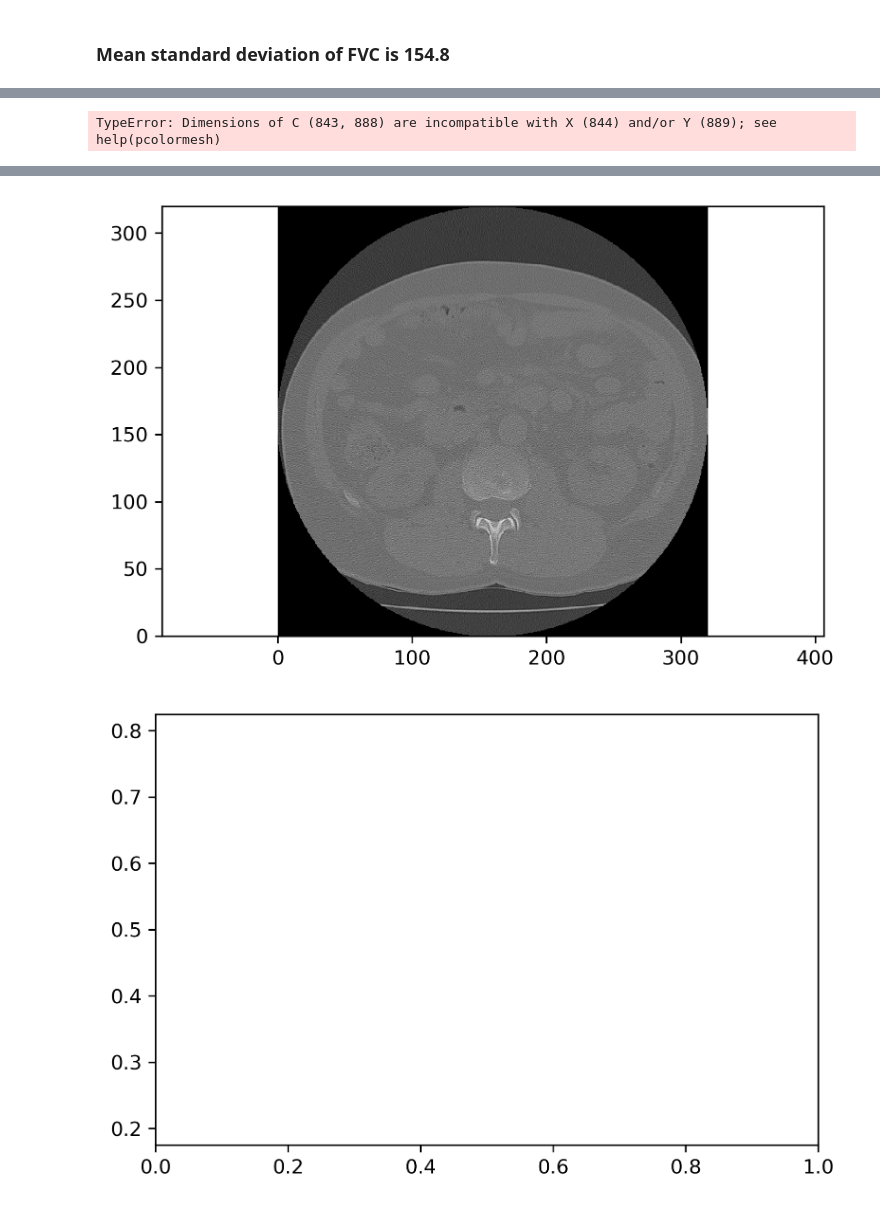
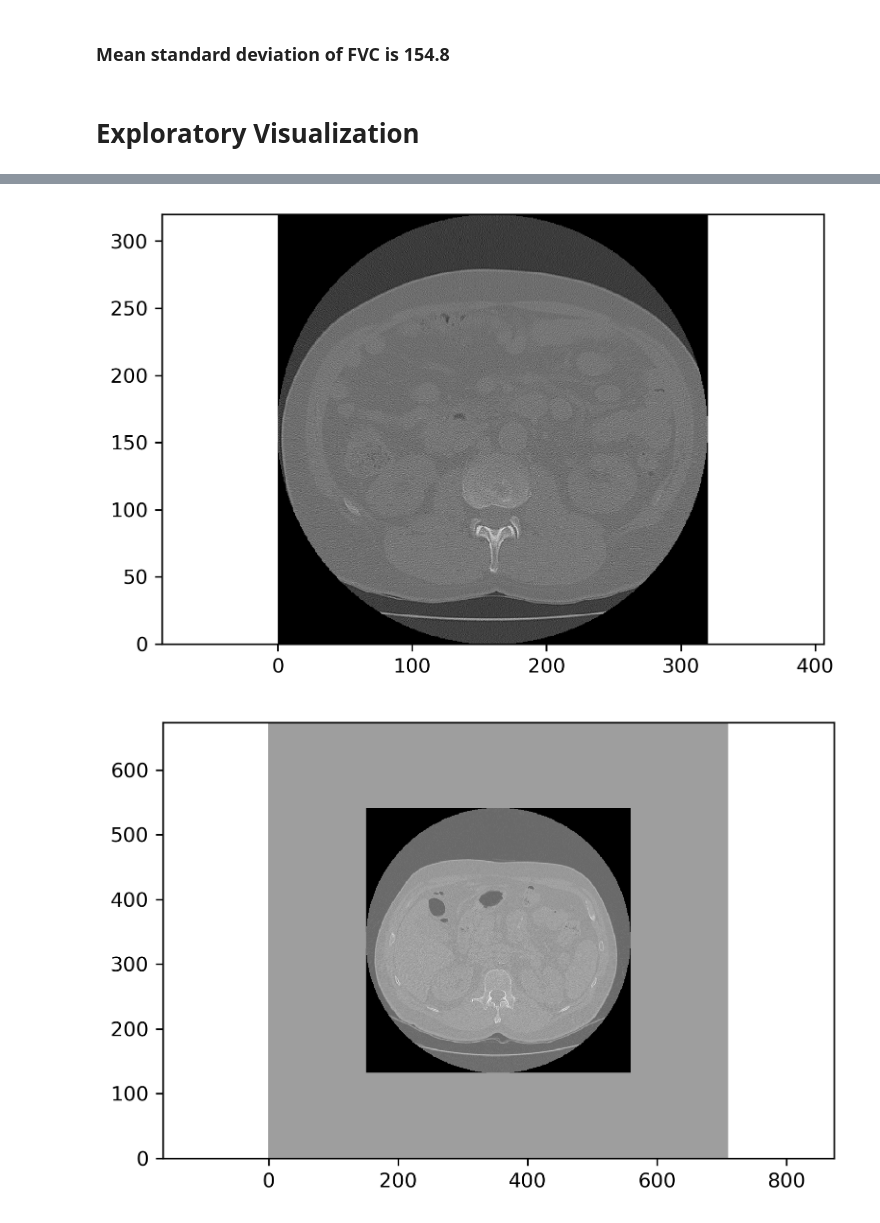
Before and after one commit to dcarmod2/OSIC_fibrosis, a Jupyter notebook: EDA.ipynb, the cells around one changed output, grey strips where cells are left out. Drawn from its saved outputs; the diff is of its cells as text; code cells hidden in the pictures.

Commit message:
Changed position of x,y in pcolormesh as per docs

```diff
--- a/EDA.ipynb
+++ b/EDA.ipynb
@@ -40,6 +30,8 @@ def get_std(patient):
     return std_devs.loc[patient]
 # %%
 train['FVC_std'] = train['Patient'].apply(get_std)
+# %% [markdown]
+# Exploratory Visualization
 # %%
 def make_gif(directory,save_file):
     lstFilesDCM = natsorted([os.path.join(directory,fname) for fname in os.listdir(directory) if fname.endswith('dcm')])
@@ -62,7 +54,7 @@ def make_gif(directory,save_file):
     plt.axes().set_aspect('equal', 'datalim')
     plt.set_cmap(plt.gray())
     for i in range(0,len(lstFilesDCM)):
-        qm = plt.pcolormesh(x, y, np.flipud(ArrayDicom[:, :, i]))
+        qm = plt.pcolormesh(y, x, np.flipud(ArrayDicom[:, :, i]))
         imArr.append(qm.to_rgba(np.flipud(ArrayDicom[:, :, i])))
 
     imageio.mimsave(save_file,imArr)
@@ -75,7 +67,7 @@ spacing_dict = {}
 # %%
 warnings.filterwarnings('ignore')
 # %%
-for train_direc in train_direcs:
+for train_direc in train_direcs[:6]:
     space_info = make_gif(os.path.join('data','train',train_direc),'Gifs'+ os.sep + train_direc+'.gif')
     spacing_dict[train_direc] = space_info
 # %% [output]
@@ -95,11 +87,10 @@ Lossy conversion from float64 to uint8. Range [0, 1]. Convert image to uint8 pri
 Lossy conversion from float64 to uint8. Range [0, 1]. Convert image to uint8 prior to saving to suppress this warning.
 Lossy conversion from float64 to uint8. Range [0, 1]. Convert image to uint8 prior to saving to suppress this warning.
 Lossy conversion from float64 to uint8. Range [0, 1]. Convert image to uint8 prior to saving to suppress this warning.
 Lossy conversion from float64 to uint8. Range [0, 1]. Convert image to uint8 prior to saving to suppress this warning.
-TypeError: Dimensions of C (843, 888) are incompatible with X (844) and/or Y (889); see help(pcolormesh)
 [figure]
 [figure]
 [figure]
 [figure]
 [figure]
-[figure, old version]
+[figure, new version]
```
Also changed, not shown: parts of 6 cells of this notebook.
